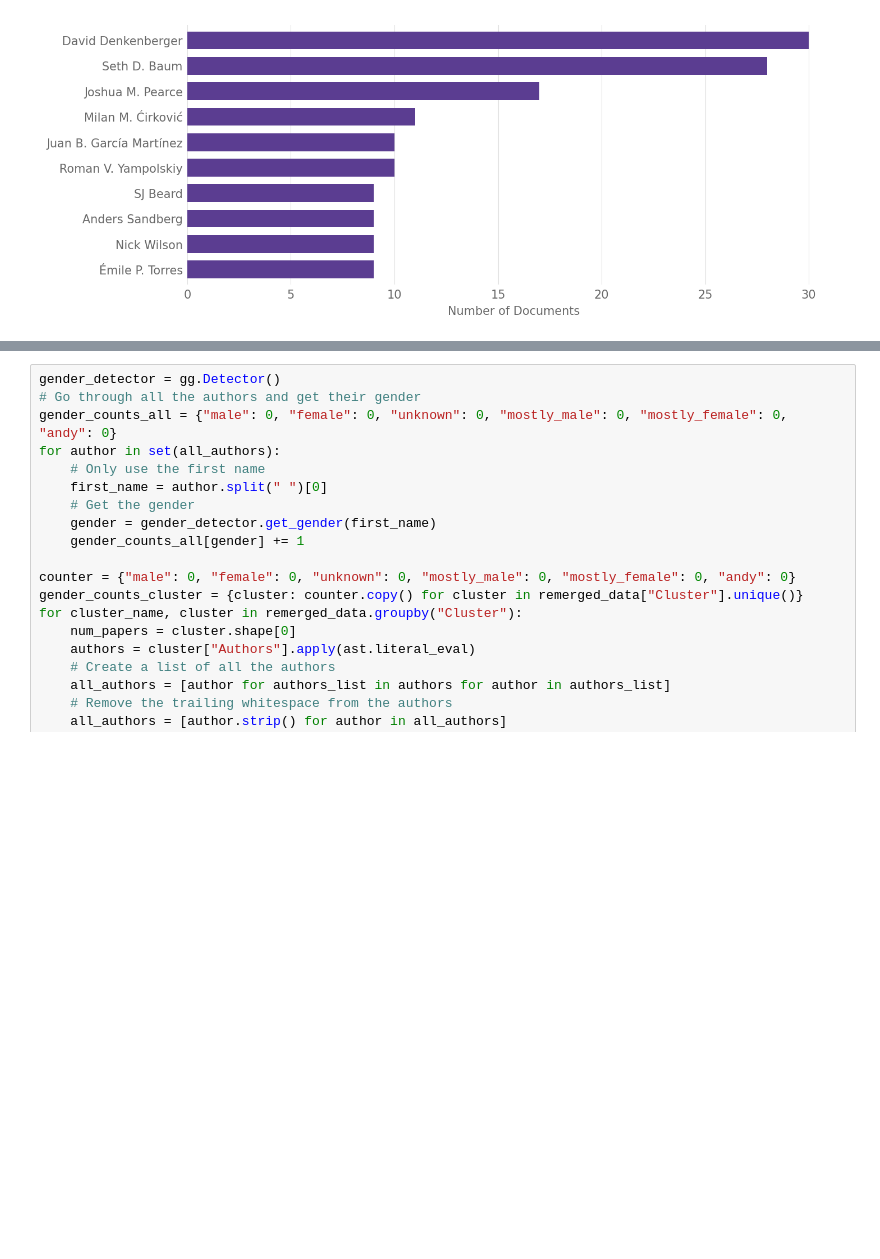
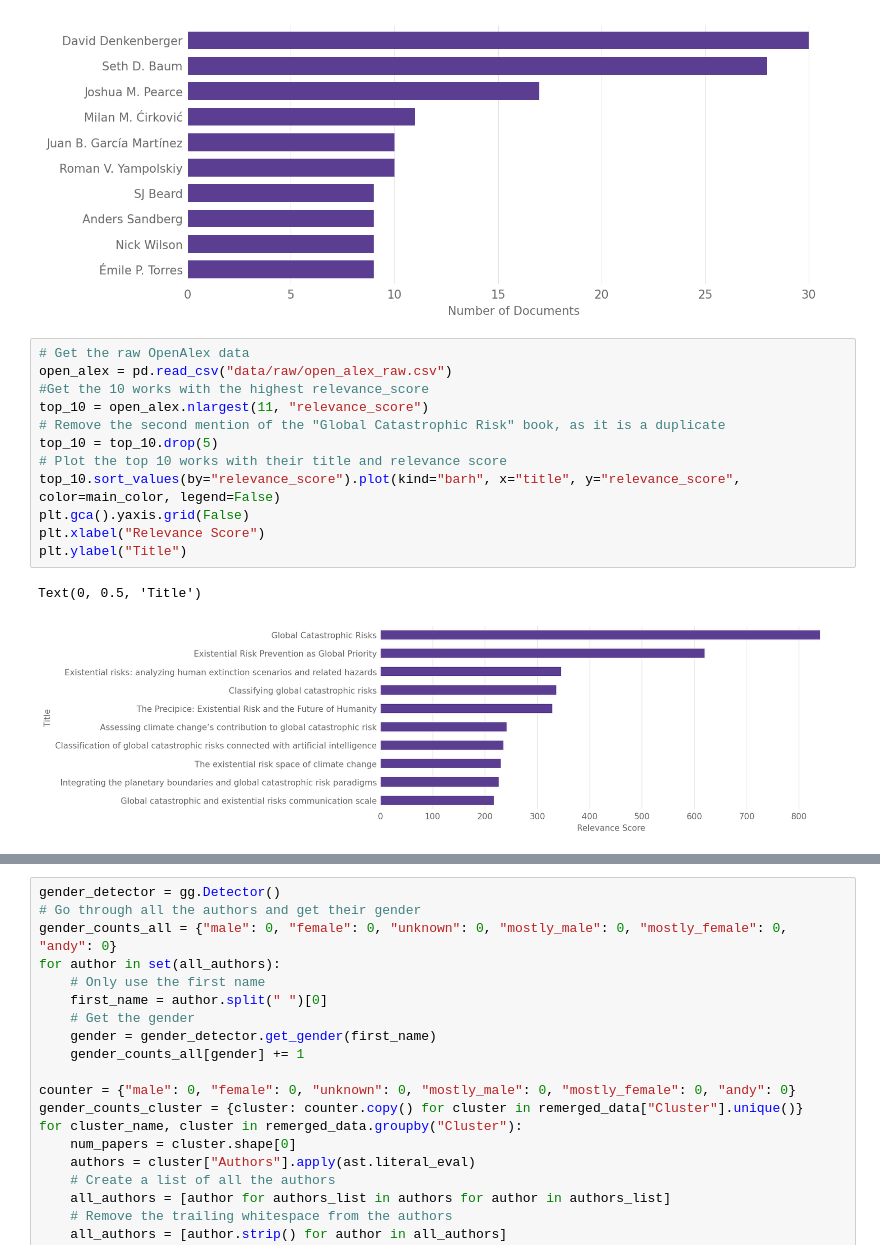
Before and after one commit to florianjehn/bibliometrics, a Jupyter notebook: scripts/overall_visualizations.ipynb, the cells around one changed output, grey strips where cells are left out. Saved outputs shown, nothing was run; the diff lists cells and outputs as text; blank space fills up the shorter version.

Commit message:
Updated some minor plots

```diff
--- a/scripts/overall_visualizations.ipynb
+++ b/scripts/overall_visualizations.ipynb
@@ -112,3 +112,18 @@ plt.savefig(f"results{os.sep}figure_4.png", bbox_inches="tight", dpi=300)
 plt.show()
 # %% [output]
 [figure]
+# %%
+# Get the raw OpenAlex data
+open_alex = pd.read_csv("data/raw/open_alex_raw.csv")
+#Get the 10 works with the highest relevance_score
+top_10 = open_alex.nlargest(11, "relevance_score")
+# Remove the second mention of the "Global Catastrophic Risk" book, as it is a duplicate
+top_10 = top_10.drop(5)
+# Plot the top 10 works with their title and relevance score
+top_10.sort_values(by="relevance_score").plot(kind="barh", x="title", y="relevance_score", color=main_color, legend=False)
+plt.gca().yaxis.grid(False)
+plt.xlabel("Relevance Score")
+plt.ylabel("Title")
+# %% [output]
+Text(0, 0.5, 'Title')
+[figure, added]
```
Also changed, not shown: parts of 5 cells of this notebook, 8 other files.
